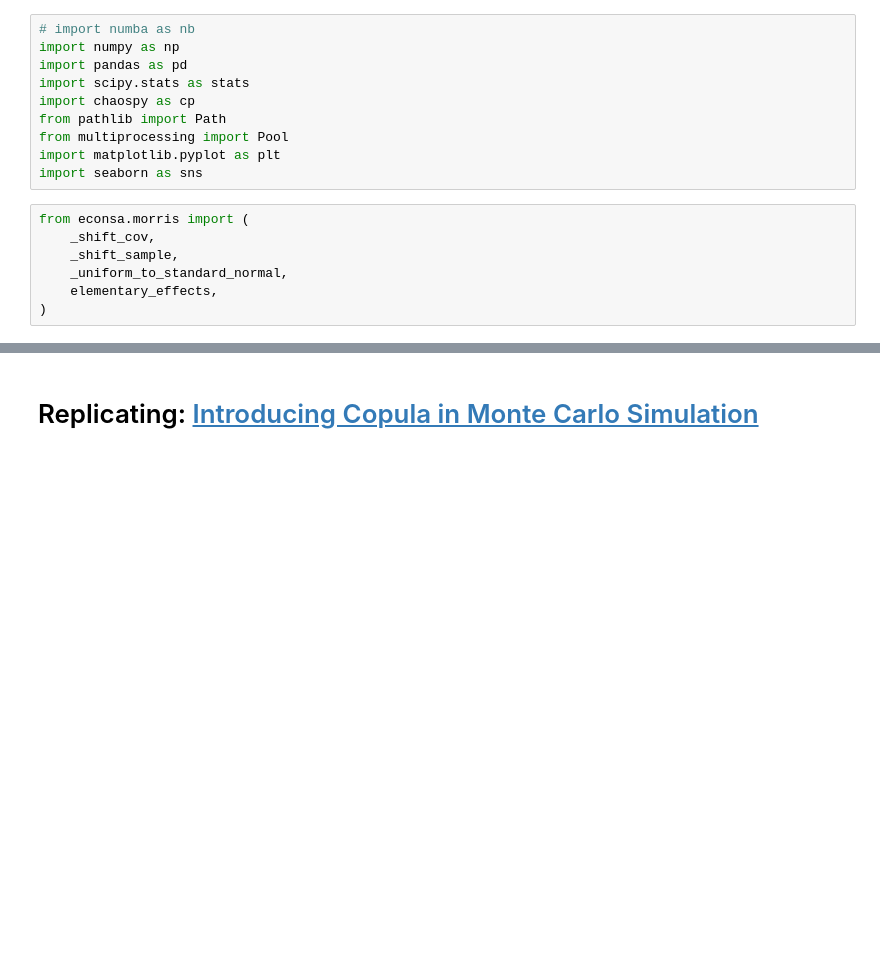
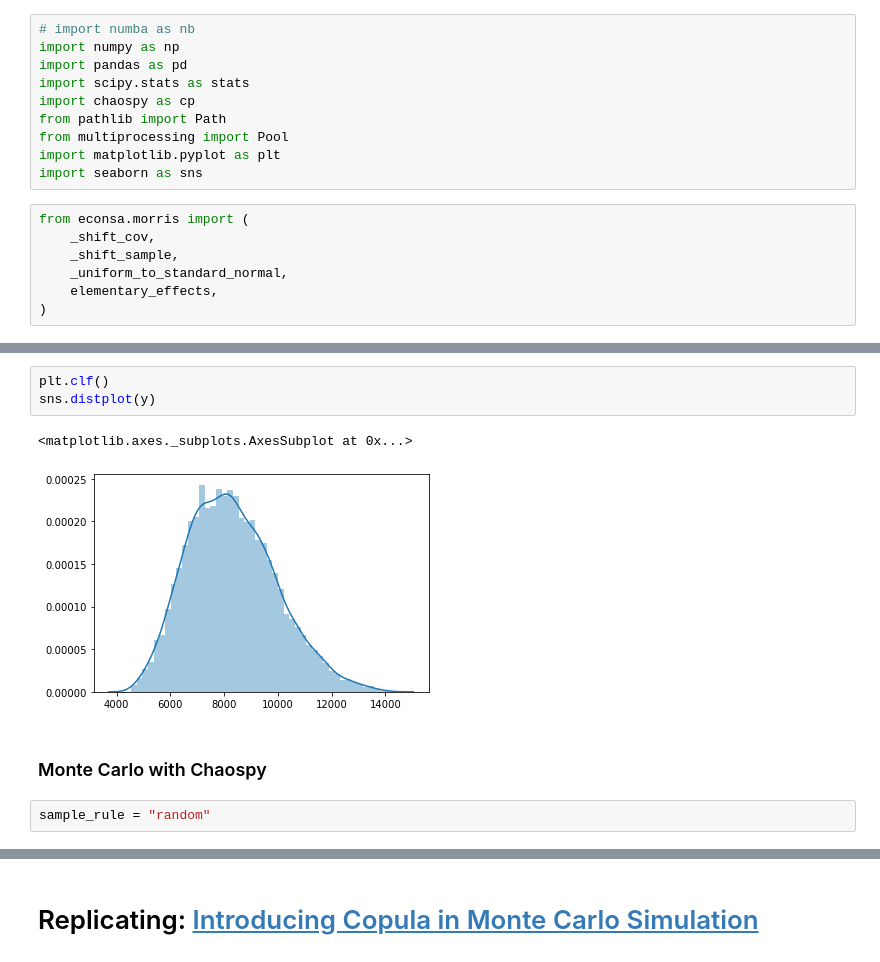
Before and after one commit to OpenSourceEconomics/econsa, a Jupyter notebook: copula-sampling.ipynb, the cells around one changed output, grey strips where cells are left out. Drawn from its saved outputs; the diff is of its cells as text; blank space fills up the shorter version.

```diff
--- a/copula-sampling.ipynb
+++ b/copula-sampling.ipynb
@@ -17,0 +134,10 @@ from econsa.morris import (
+# %%
+plt.clf()
+sns.distplot(y)
+# %% [output]
+<matplotlib.axes._subplots.AxesSubplot at 0x...>
+[figure, added]
+# %% [markdown]
+### Monte Carlo with Chaospy
+# %%
+sample_rule = "random"
```
Also changed, not shown: parts of 23 cells of this notebook, 1 other file.
